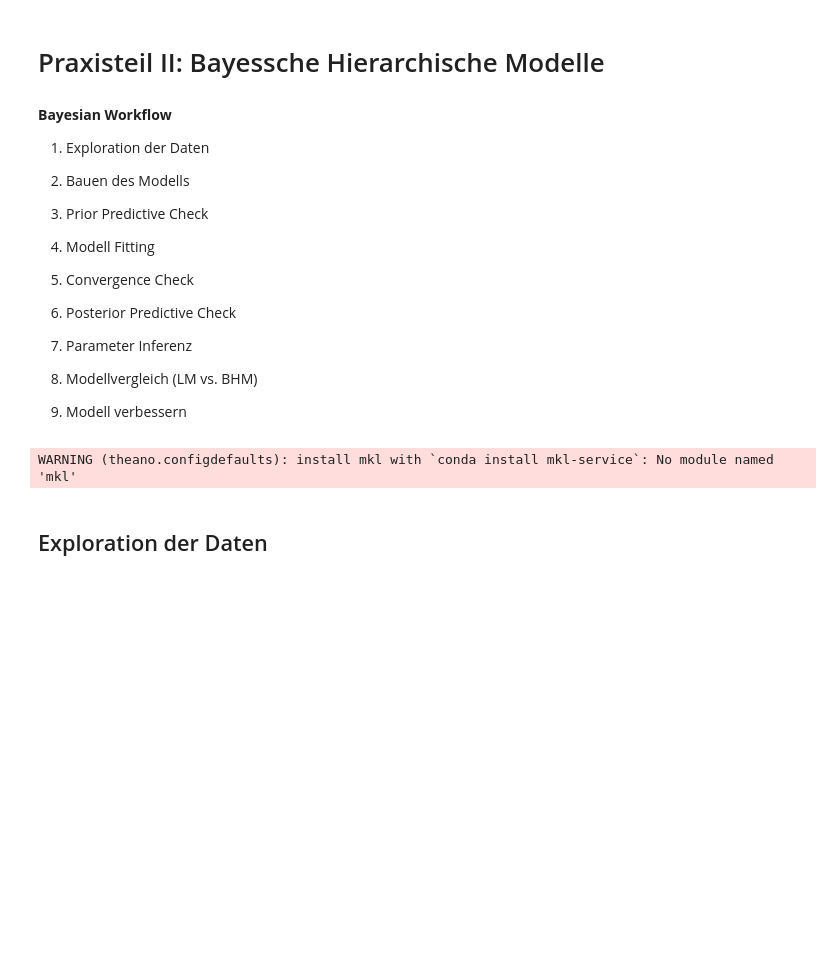
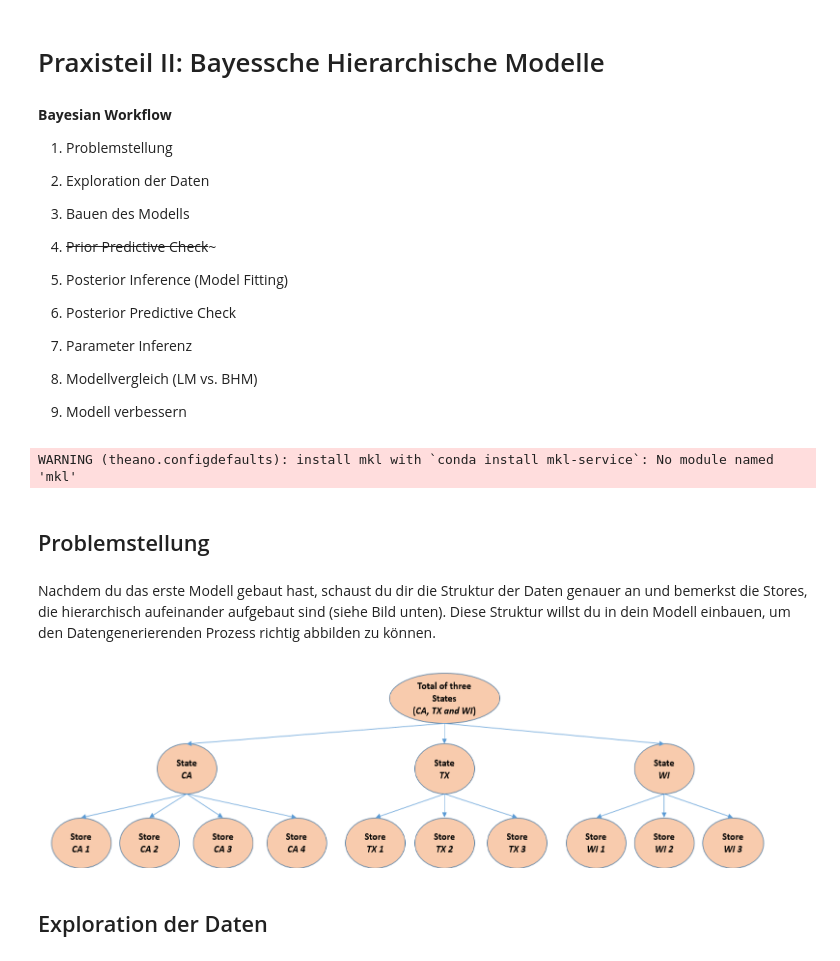
Before and after one commit to ThiesDS/bayes_workshop, a Jupyter notebook: praxisteil/parxisteil_II_loesung.ipynb, the cells around one changed output. Saved outputs shown, nothing was run; the diff lists cells and outputs as text; code cells hidden in the pictures; blank space fills up the shorter version.

```diff
--- a/praxisteil/parxisteil_II_loesung.ipynb
+++ b/praxisteil/parxisteil_II_loesung.ipynb
@@ -3,11 +3,11 @@
 # %% [markdown]
 __Bayesian Workflow__
 
-1. Exploration der Daten
-2. Bauen des Modells
-3. Prior Predictive Check
-4. Modell Fitting
-5. Convergence Check
+1. Problemstellung
+2. Exploration der Daten
+3. Bauen des Modells
+4. ~~Prior Predictive Check~~~
+5. Posterior Inference (Model Fitting)
 6. Posterior Predictive Check
 7. Parameter Inferenz
 
@@ -73,6 +74,14 @@ def plot_by_group(y,x,num_groups,group_idx,trace=None,fit=False):
     # Set common x and y axis
     fig.text(0.5, 0.07, 'Price', ha='center', fontsize=20)
     fig.text(0.09, 0.5, 'Sales', va='center', rotation='vertical', fontsize=20)
+# %% [markdown]
+## Problemstellung
+# %% [markdown]
+Nachdem du das erste Modell gebaut hast, schaust du dir die Struktur der Daten genauer an und bemerkst die Stores, die hierarchisch aufeinander aufgebaut sind (siehe Bild unten). Diese Struktur willst du in dein Modell einbauen, um den Datengenerierenden Prozess richtig abbilden zu können.
+# %%
+Image(filename = "imgs/hierarchical_structure.png", width = 1000, height = 1000)
+# %% [output]
+[figure, added]
 # %% [markdown]
 ## Exploration der Daten
 # %%
```
Also changed, not shown: parts of 20 cells of this notebook, 4 other files.
